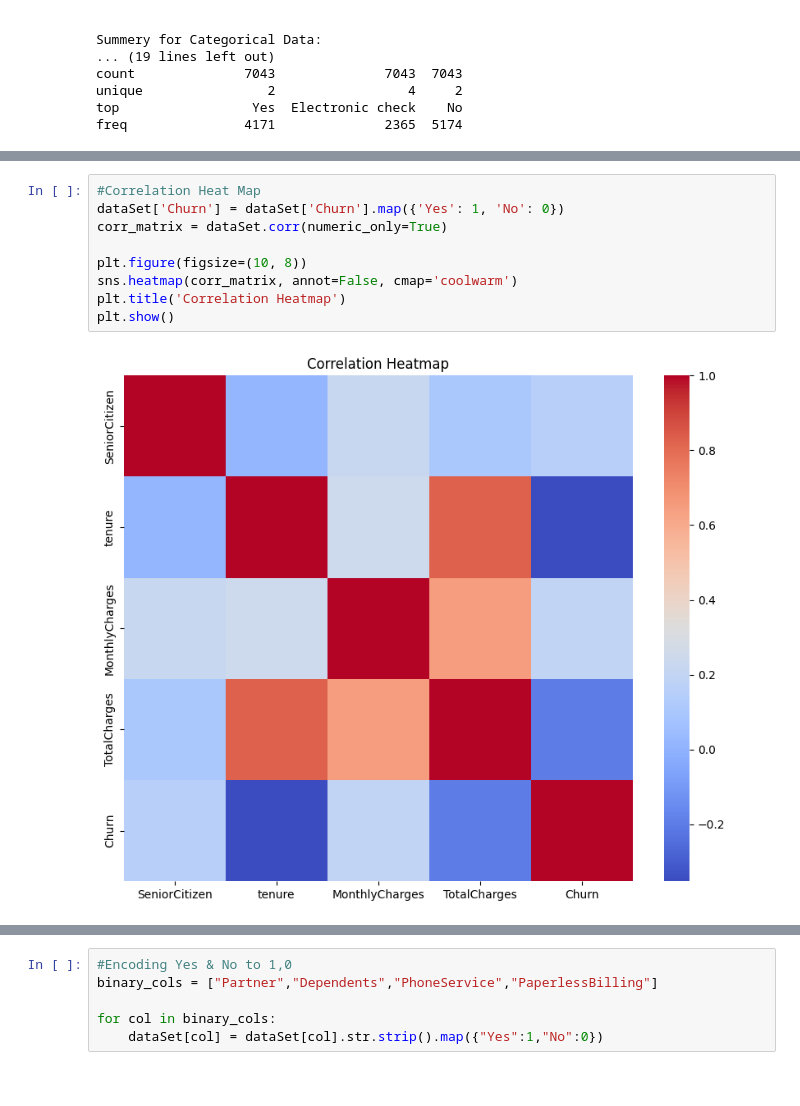
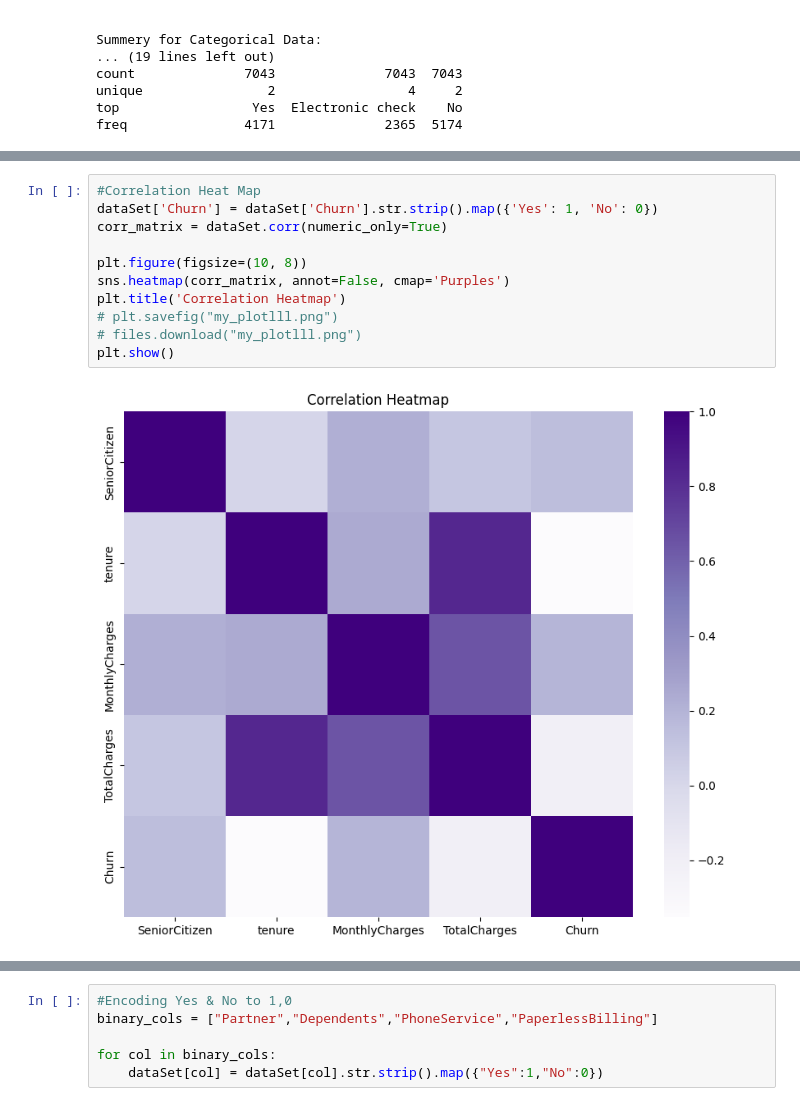
Before and after one commit to SHESHAL01/ML_CW_2425422, a Jupyter notebook: ML_CW_2425422.ipynb, the cells around one changed output, grey strips where cells are left out. Drawn from its saved outputs; the diff is of its cells as text.

```diff
--- a/ML_CW_2425422.ipynb
+++ b/ML_CW_2425422.ipynb
@@ -179,13 +185,15 @@ for col in important_cols:
 # %%
 #Correlation Heat Map
-dataSet['Churn'] = dataSet['Churn'].map({'Yes': 1, 'No': 0})
+dataSet['Churn'] = dataSet['Churn'].str.strip().map({'Yes': 1, 'No': 0})
 corr_matrix = dataSet.corr(numeric_only=True)
 
 plt.figure(figsize=(10, 8))
-sns.heatmap(corr_matrix, annot=False, cmap='coolwarm')
+sns.heatmap(corr_matrix, annot=False, cmap='Purples')
 plt.title('Correlation Heatmap')
+# plt.savefig("my_plotlll.png")
+# files.download("my_plotlll.png")
 plt.show()
 # %% [output]
-[figure, old version]
+[figure, new version]
 # %%
 #TASK 02
```
Also changed, not shown: parts of 18 cells of this notebook.
